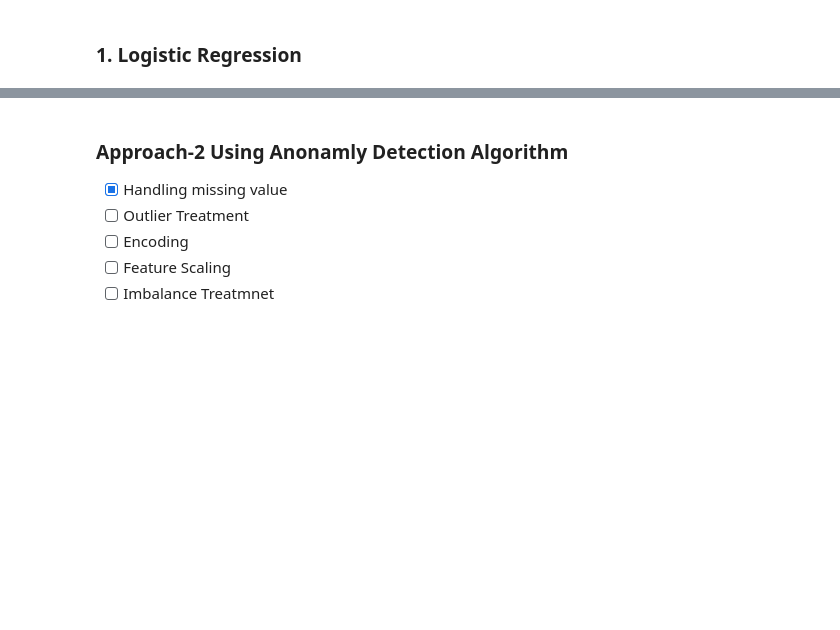
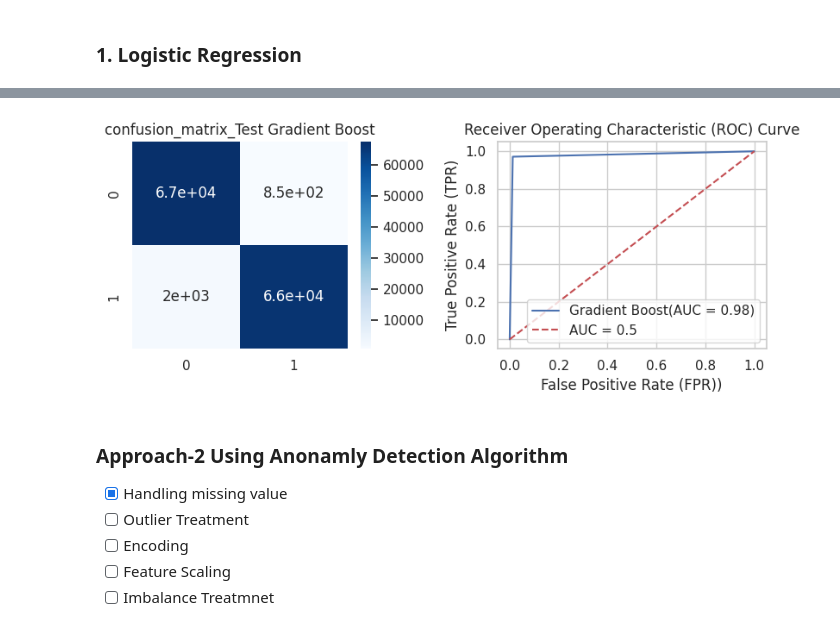
Before and after one commit to pmama/FinancialProject, a Jupyter notebook: Financial_project.ipynb, the cells around one changed output, grey strips where cells are left out. Drawn from its saved outputs; the diff is of its cells as text; code cells hidden in the pictures; blank space fills up the shorter version.

```diff
--- a/Financial_project.ipynb
+++ b/Financial_project.ipynb
@@ -1082,62 +1044,63 @@ Classification_report:Logistic Regression
 Test ROC-AUC : 0.94
 [figure]
 # %%
-# #===========================
-# model_name ='Random Forest'
-# print('==='*10)
-# print('Model Name :', model_name )
-# print('==='*10)
-# #===========================
-# clf2 = RandomForestClassifier()
-# clf2.fit(x_train,y_train)
-# y_pred_train = clf2.predict(x_train)
-# y_pred_test = clf2.predict(x_test)
+#===========================
+model_name ='Gradient Boost'
+print('==='*10)
+print('Model Name :', model_name )
+print('==='*10)
+#===========================
+clf2 = GradientBoostingClassifier()
+clf2.fit(x_train,y_train)
+y_pred_train = clf2.predict(x_train)
+y_pred_test = clf2.predict(x_test)
 
-# #=======================================================
-# #            Cross Validation
-# #--------------------------------------------------------
-# CV_train_acc_rfc =(cross_val_score(clf2, x_smote, y_smote, cv =10).mean()).round(2)*100
-# print(f'▬ Training Accuracy(CrossValidation), {CV_train_acc_rfc} %' )
-# print()
-# #=====================================================
-# #           Evalutaion Metrics
-# #-----------------------------------------------------
+#=======================================================
+#            Cross Validation
+#--------------------------------------------------------
+CV_train_acc_gbc =(cross_val_score(clf2, x_smote, y_smote, cv =3).mean()).round(2)*100
+print(f'▬ Training Accuracy(CrossValidation), {CV_train_acc_gbc} %' )
+print()
+#=====================================================
+#           Evalutaion Metrics
+#-----------------------------------------------------
 
 
-# cm_test = confusion_matrix(y_test, y_pred_test)
+cm_test = confusion_matrix(y_test, y_pred_test)
 
-# fpr, tpr, _ = roc_curve(y_test, y_pred_test, pos_label=1)
-# roc_auc_rfc = auc(fpr, tpr)
-# #---------------------------------------------------------
+fpr, tpr, _ = roc_curve(y_test, y_pred_test, pos_label=1)
+roc_auc_gbc = auc(fpr, tpr)
+#---------------------------------------------------------
 
-# print( '--'*30)
-# print( f'Classification_report:{model_name}\n')
+print( '--'*30)
+print( f'Classification_report:{model_name}\n')
 
-# print( '--'*30)
-# print(classification_report(y_test, y_pred_test))
-# #print( '--'*30)
-# print(f'Test confusion matrix :\n {cm_test}')
-# print()
-# print(f'Test ROC-AUC : {roc_auc_rfc.round(2)}')
+print( '--'*30)
+print(classification_report(y_test, y_pred_test))
+#print( '--'*30)
+print(f'Test confusion matrix :\n {cm_test}')
+print()
+print(f'Test ROC-AUC : {roc_auc_gbc.round(2)}')
 
-# plt.figure(figsize = (8,3.5))
-# plt.subplot(1,2,1)
-# sns.heatmap(cm_test, annot = True, cmap= 'Blues')
-# plt.title(f'confusion_matrix_Test {model_name}')
+plt.figure(figsize = (8,3.5))
+plt.subplot(1,2,1)
+sns.heatmap(cm_test, annot = True, cmap= 'Blues')
+plt.title(f'confusion_matrix_Test {model_name}')
 
-# plt.subplot(1,2,2)
-# plt.plot(fpr, tpr, label=f'{model_name}(AUC = {roc_auc_rfc:.2f})')
+plt.subplot(1,2,2)
+plt.plot(fpr, tpr, label=f'{model_name}(AUC = {roc_auc_gbc:.2f})')
 
-# # Plot the diagonal line representing a random classifier (AUC = 0.5)
+# Plot the diagonal line representing a random classifier (AUC = 0.5)
 
-# plt.plot([0, 1], [0, 1], 'r--', label='AUC = 0.5')
+plt.plot([0, 1], [0, 1], 'r--', label='AUC = 0.5')
 
-# # Set labels and title
+# Set labels and title
 
-# plt.xlabel('False Positive Rate (FPR))')
-# plt.ylabel('True Positive Rate (TPR)')
-# plt.title('Receiver Operating Characteristic (ROC) Curve')
-# plt.legend(loc='lower right')
-# plt.tight_layout()
-# # Show the plot
-# plt.show()
+plt.xlabel('False Positive Rate (FPR))')
+plt.ylabel('True Positive Rate (TPR)')
+plt.title('Receiver Operating Characteristic (ROC) Curve')
+plt.legend(loc='lower right')
+plt.tight_layout()
+# Show the plot
+plt.show()
+# %% [output]
@@ -1143,0 +1124 @@ Test ROC-AUC : 0.94
+[figure, added]
```
Also changed, not shown: parts of 23 cells of this notebook.
